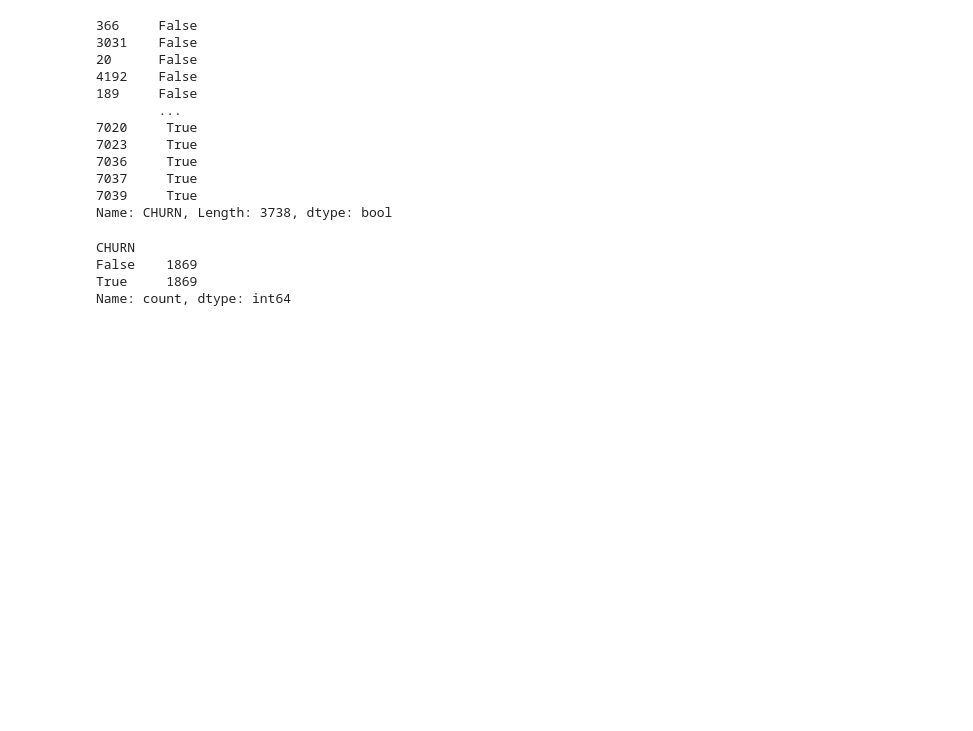
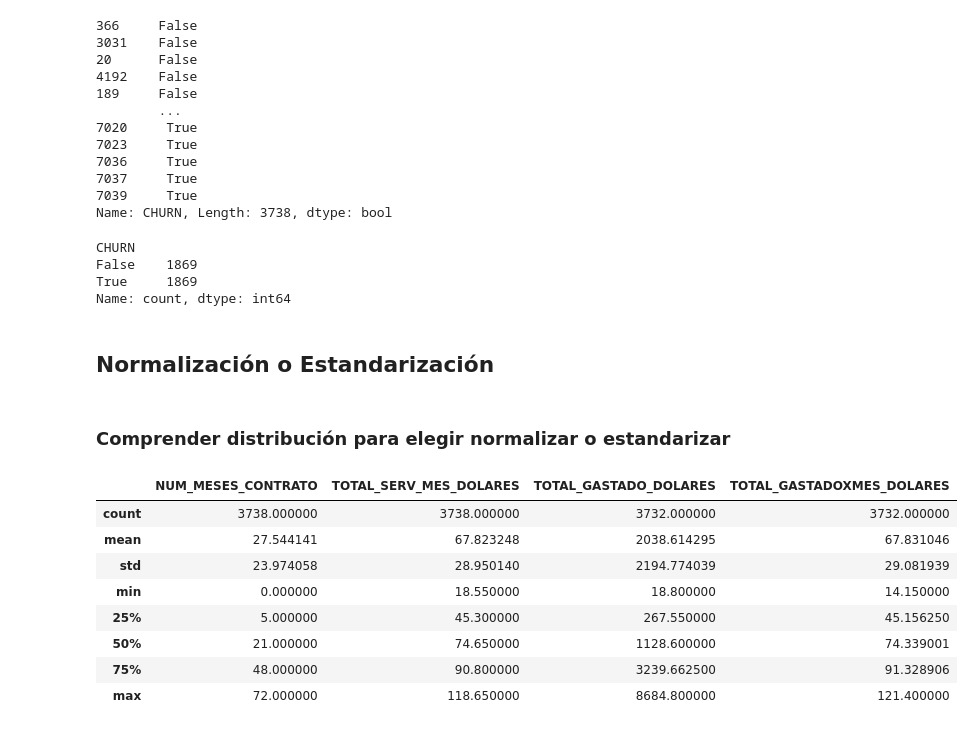
Before and after one commit to Nelly5469/challenge2-data-science-LATAM, a Jupyter notebook: TelecomX_ML_Parte2.ipynb, the cells around one changed output. Drawn from its saved outputs; the diff is of its cells as text; code cells hidden in the pictures; blank space fills up the shorter version.

```diff
--- a/TelecomX_ML_Parte2.ipynb
+++ b/TelecomX_ML_Parte2.ipynb
@@ -126,3 +128,19 @@ CHURN
 False    1869
 True     1869
 Name: count, dtype: int64
+# %% [markdown]
+## Normalización o Estandarización
+# %% [markdown]
+### Comprender distribución para elegir normalizar o estandarizar
+# %%
+df_resampled.describe(include=[np.number])
+# %% [output]
+|  | NUM_MESES_CONTRATO | TOTAL_SERV_MES_DOLARES | TOTAL_GASTADO_DOLARES | TOTAL_GASTADOXMES_DOLARES |
+| count | 3738.000000 | 3738.000000 | 3732.000000 | 3732.000000 |
+| mean | 27.544141 | 67.823248 | 2038.614295 | 67.831046 |
+| std | 23.974058 | 28.950140 | 2194.774039 | 29.081939 |
+| min | 0.000000 | 18.550000 | 18.800000 | 14.150000 |
+| 25% | 5.000000 | 45.300000 | 267.550000 | 45.156250 |
+| 50% | 21.000000 | 74.650000 | 1128.600000 | 74.339001 |
+| 75% | 48.000000 | 90.800000 | 3239.662500 | 91.328906 |
+| max | 72.000000 | 118.650000 | 8684.800000 | 121.400000 |
```
Also changed, not shown: parts of 12 cells of this notebook.
